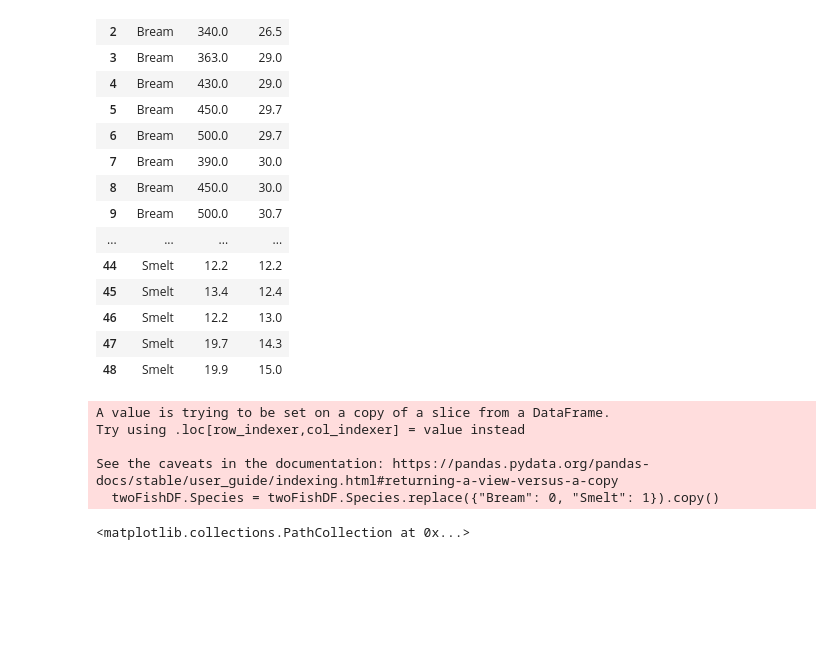
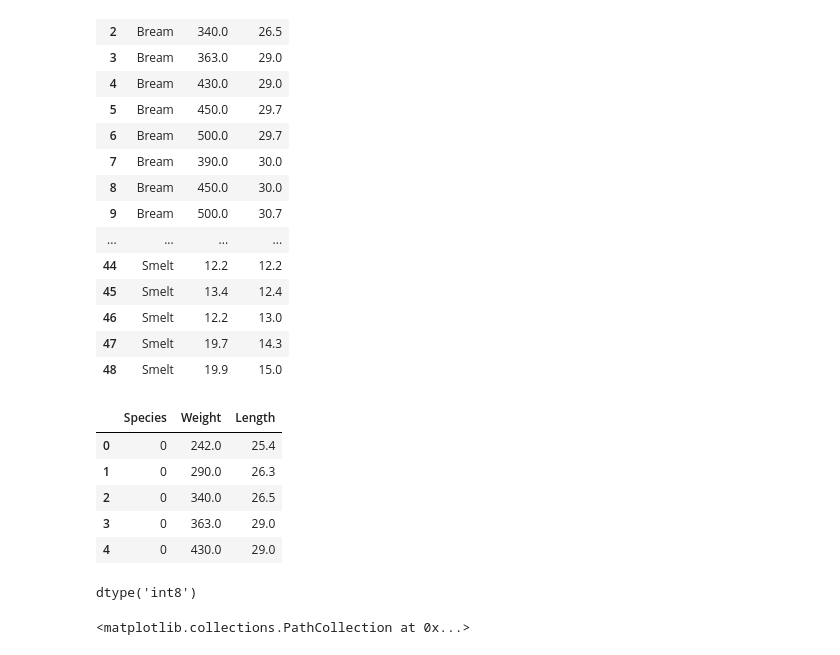
Before and after one commit to Schubert3275/KDT-MachineLearning_Study, a Jupyter notebook: DAY_02/ex_find_fish_knn.ipynb, the cells around one changed output. Drawn from its saved outputs; the diff is of its cells as text; code cells hidden in the pictures; blank space fills up the shorter version.

```diff
--- a/DAY_02/ex_find_fish_knn.ipynb
+++ b/DAY_02/ex_find_fish_knn.ipynb
@@ -65,14 +65,24 @@ memory usage: 1.5+ KB
 | 46 | Smelt | 12.2 | 13.0 |
 | 47 | Smelt | 19.7 | 14.3 |
 | 48 | Smelt | 19.9 | 15.0 |
+# %%
+# 품종 행을 수치화
+# twoFishDF.Species = twoFishDF.Species.replace({"Bream": 0, "Smelt": 1})
+twoFishDF.loc[:, "Species"] = twoFishDF["Species"].replace({"Bream": 0, "Smelt": 1})
+twoFishDF.head()
+# %% [output]
+|  | Species | Weight | Length |
+| 0 | 0 | 242.0 | 25.4 |
+| 1 | 0 | 290.0 | 26.3 |
+| 2 | 0 | 340.0 | 26.5 |
+| 3 | 0 | 363.0 | 29.0 |
+| 4 | 0 | 430.0 | 29.0 |
 # %%
-twoFishDF.Species = twoFishDF.Species.replace({"Bream": 0, "Smelt": 1}).copy()
+twoFishDF["Species"] = twoFishDF["Species"].astype("int8").copy()
-# %% [output]
-A value is trying to be set on a copy of a slice from a DataFrame.
-Try using .loc[row_indexer,col_indexer] = value instead
-
-See the caveats in the documentation: https://pandas.pydata.org/pandas-docs/stable/user_guide/indexing.html#returning-a-view-versus-a-copy
-  twoFishDF.Species = twoFishDF.Species.replace({"Bream": 0, "Smelt": 1}).copy()
+# %%
+twoFishDF["Species"].dtype
+# %% [output]
+dtype('int8')
 # %%
 plt.scatter(x=twoFishDF.Weight, y=twoFishDF.Length, c=twoFishDF.Species)
 # %% [output]
```
Also changed, not shown: parts of 18 cells of this notebook, 7 other files.
